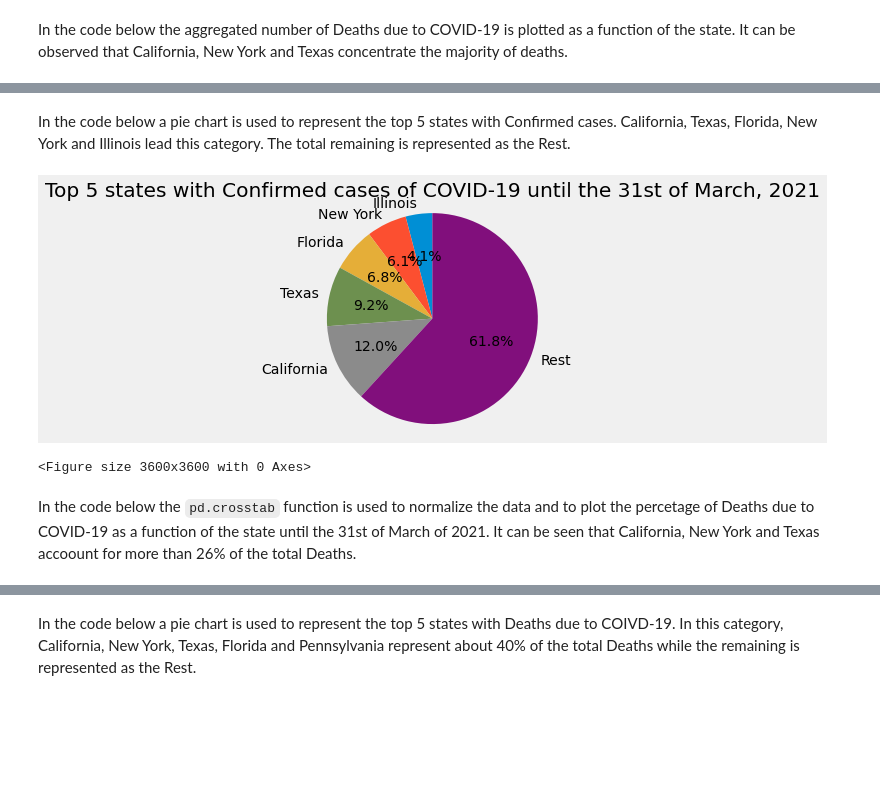
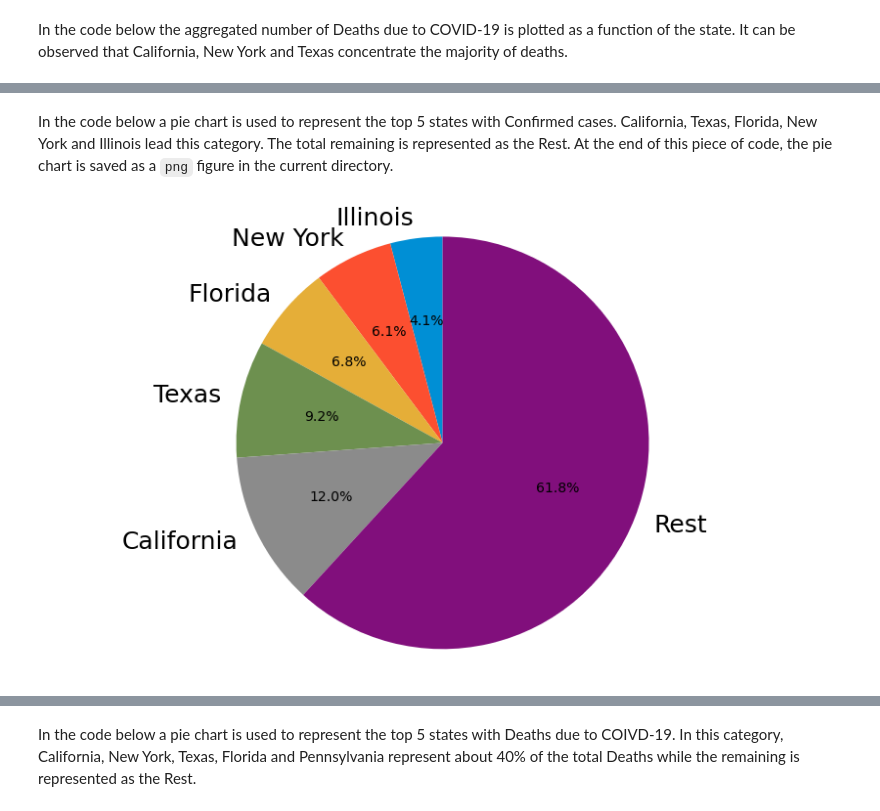
Before and after one commit to teokem/project-work-2021-omvazque, a Jupyter notebook: test.ipynb, the cells around one changed output, grey strips where cells are left out. Saved outputs shown, nothing was run; the diff lists cells and outputs as text; code cells hidden in the pictures; blank space fills up the shorter version.

```diff
--- a/test.ipynb
+++ b/test.ipynb
@@ -17,5 +15,10 @@ from glob import glob
 import matplotlib.pyplot as plt
 %matplotlib inline
+# %%
+plt.rcParams.update({'axes.labelsize': 30, 'axes.titlesize': 30,'axes.labelweight': 'bold','axes.titleweight': 'bold'})
+plt.rcParams.update({'xtick.labelsize': 25, 'ytick.labelsize': 25})
+plt.rcParams.update({'lines.markersize': 13})
+plt.rcParams.update({'legend.fontsize': 25,'legend.frameon': False,'legend.framealpha':0.0,'legend.loc': 'upper center'})
 # %% [markdown]
 One efficient tool to mage large amount of data is the **pandas** library. The code below declares lists associated to different months (`frame_apr_2020, frame_may_2020, etc.`). The `pd.read_csv()` function can be used to read and store data frames into the previously defined lists.
 # %%
@@ -221,40 +272,35 @@ plt.show()
 # %% [markdown]
-In the code below a pie chart is used to represent the top 5 states with Confirmed cases. California, Texas, Florida, New York and Illinois lead this category. The total remaining is represented as the Rest.
+In the code below a pie chart is used to represent the top 5 states with Confirmed cases. California, Texas, Florida, New York and Illinois lead this category. The total remaining is represented as the Rest. At the end of this piece of code, the pie chart is saved as a `png` figure in the current directory.
 # %%
 plt.style.use('fivethirtyeight')
 variable_to_plot = 'Confirmed'
 co_total = pd.crosstab(index=frame_mar_2021[-1].Province_State,
                        columns=frame_mar_2021[-1]['Country_Region'],values=frame_mar_2021[-1][variable_to_plot],
                        aggfunc='sum',normalize='columns',margins=True,margins_name='Confirmed')
-
 
 x = co_total.Confirmed.index.values
 y = co_total.Confirmed.values
 
 n = 5
 top_values = sorted(y)[-n:]
 top_indexes = []
 indexes = []
 
 for i in top_values:
     top_indexes.append(co_total.index[co_total['Confirmed'] == i].tolist())
 
 for i in range(n):
     indexes.append(top_indexes[i][0])
 
 top_values.append(1.0-(np.array(top_values)).sum())
 indexes.append('Rest')
 
-fig1, ax1 = plt.subplots()
+fig1, ax1 = plt.subplots(figsize=(13,8.0))
 ax1.pie(x=top_values, labels=indexes,
         autopct='%1.1f%%',shadow=False, startangle=90,normalize=False)
 ax1.axis('equal')
-plt.title('Top {} states with {} cases of COVID-19 until the 31st of March, 2021'.format(n,variable_to_plot))
-plt.figure(figsize=(50,50))
-plt.rcParams["figure.figsize"]=(6, 5)
+fig1.savefig('pie_chart_confirmed.png',dpi=300)
+fig1.patch.set_facecolor('xkcd:white')
 plt.show()
 # %% [output]
-[figure, old version]
+[figure, new version]
-<Figure size 3600x3600 with 0 Axes>
-# %% [markdown]
-In the code below the `pd.crosstab` function is used to normalize the data and to plot the percetage of Deaths due to COVID-19 as a function of the state until the 31st of March of 2021. It can be seen that California, New York and Texas accoount for more than 26% of the total Deaths.
```
Also changed, not shown: parts of 17 cells of this notebook.
